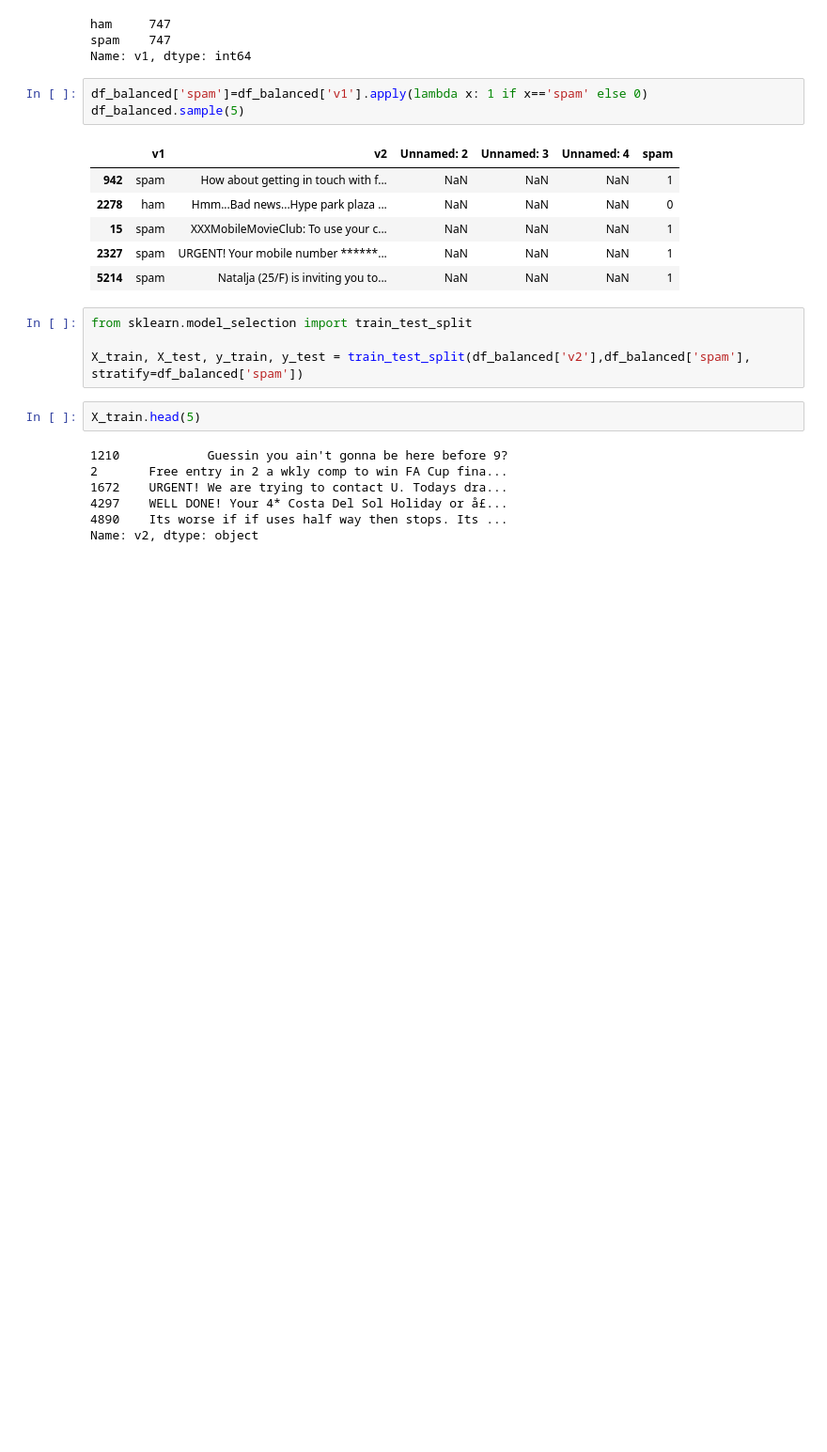
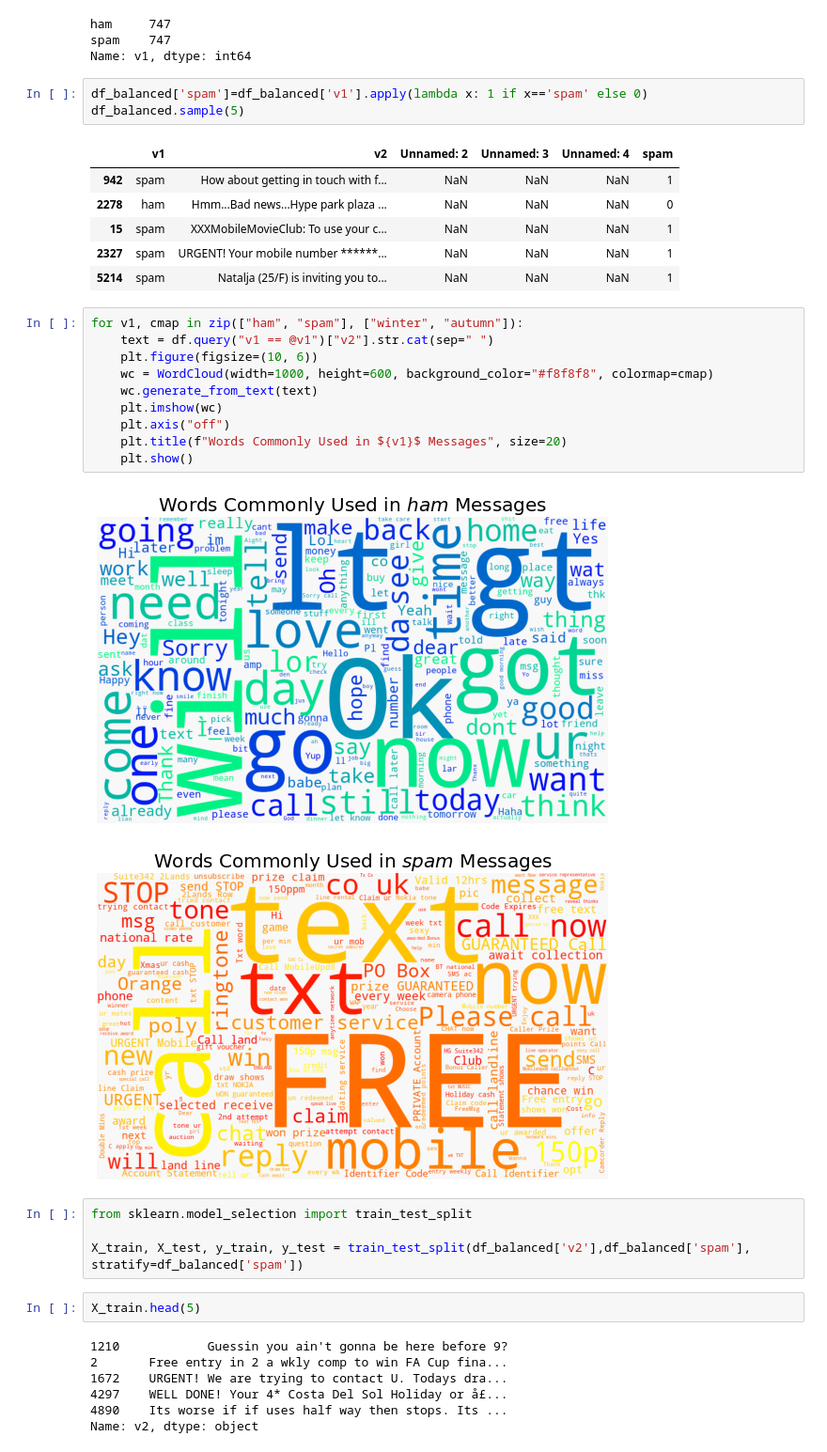
Before and after one commit to ekramasif/SMS-Spam-Prediction-Using-BERT, a Jupyter notebook: SMS_Spam_Prediction_Using_BERT.ipynb, the cells around one changed output. Shown at 94% size. Drawn from its saved outputs; the diff is of its cells as text; blank space fills up the shorter version.

```diff
--- a/SMS_Spam_Prediction_Using_BERT.ipynb
+++ b/SMS_Spam_Prediction_Using_BERT.ipynb
@@ -74,6 +82,19 @@ df_balanced.sample(5)
 | 15 | spam | XXXMobileMovieClub: To use your c... | NaN | NaN | NaN | 1 |
 | 2327 | spam | URGENT! Your mobile number ******... | NaN | NaN | NaN | 1 |
 | 5214 | spam | Natalja (25/F) is inviting you to... | NaN | NaN | NaN | 1 |
+# %%
+for v1, cmap in zip(["ham", "spam"], ["winter", "autumn"]):
+    text = df.query("v1 == @v1")["v2"].str.cat(sep=" ")
+    plt.figure(figsize=(10, 6))
+    wc = WordCloud(width=1000, height=600, background_color="#f8f8f8", colormap=cmap)
+    wc.generate_from_text(text)
+    plt.imshow(wc)
+    plt.axis("off")
+    plt.title(f"Words Commonly Used in ${v1}$ Messages", size=20)
+    plt.show()
+# %% [output]
+[figure, added]
+[figure, added]
 # %%
 from sklearn.model_selection import train_test_split
 
```
Also changed, not shown: parts of 2 cells of this notebook.
